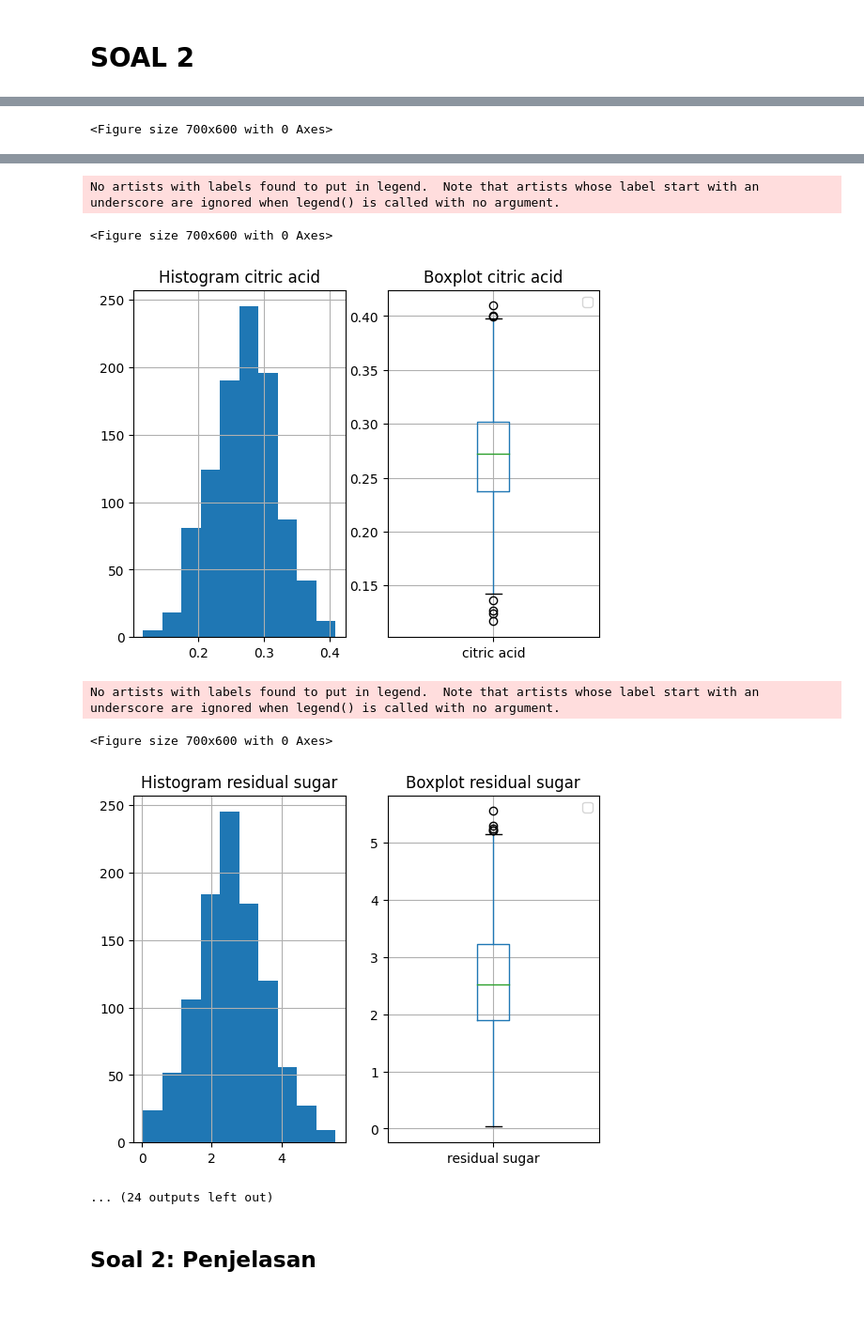
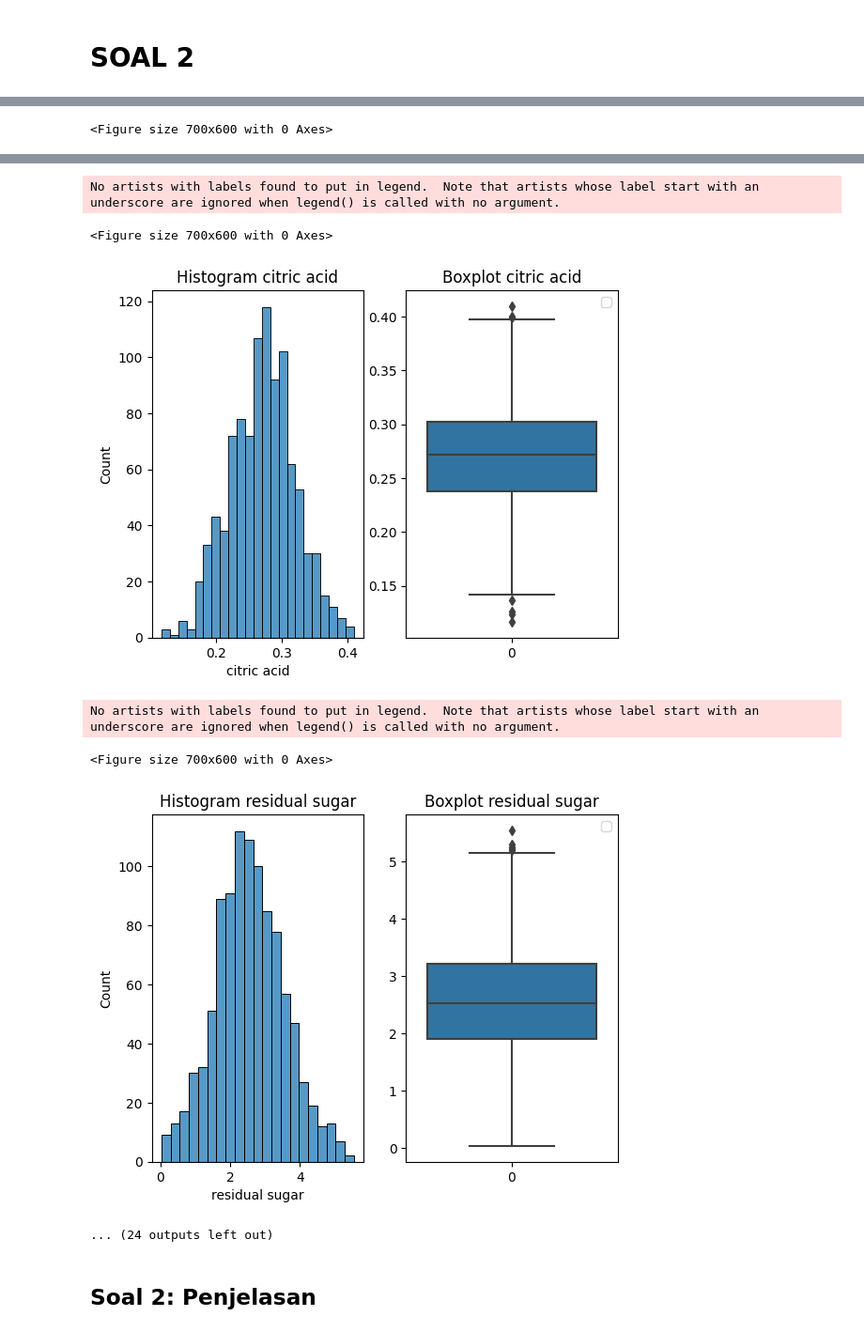
Before and after one commit to MHEN007/Tubes-IF2220-Probabilitas-dan-Statistika, a Jupyter notebook: K03-T1-IF2220-13521004-13521007.ipynb, the cells around one changed output, grey strips where cells are left out. Shown at 94% size. Cells and saved outputs as stored; diff of their text form; code cells hidden in the pictures; blank space fills up the shorter version.

```diff
--- a/K03-T1-IF2220-13521004-13521007.ipynb
+++ b/K03-T1-IF2220-13521004-13521007.ipynb
@@ -70,10 +71,12 @@ Kurtosis: 0.10829100232871003
 for var in df.columns:
     plt.figure(figsize=(7,6))
     fig,ax = plt.subplots(1,2)
-    df[var].hist(ax = ax[0])
+    # df[var].hist(ax = ax[0]) matplotlib
+    sns.histplot(df[var], ax=ax[0])
     ax[0].set_title("Histogram " + var)
     ax[1].set_title("Boxplot " + var)
-    df.boxplot(var,ax=ax[1])
+    # df.boxplot(var,ax=ax[1]) matplotlib
+    sns.boxplot(df[var],ax=ax[1])
     plt.legend()
     plt.show()
 # %% [output]
@@ -86,9 +89,9 @@ No artists with labels found to put in legend.  Note that artists whose label st
 No artists with labels found to put in legend.  Note that artists whose label start with an underscore are ignored when legend() is called with no argument.
 <Figure size 700x600 with 0 Axes>
-[figure, old version]
+[figure, new version]
 No artists with labels found to put in legend.  Note that artists whose label start with an underscore are ignored when legend() is called with no argument.
 <Figure size 700x600 with 0 Axes>
-[figure, old version]
+[figure, new version]
 ... (24 outputs left out)
 # %% [markdown]
 ## Soal 2: Penjelasan
```
Also changed, not shown: parts of 6 cells of this notebook.
